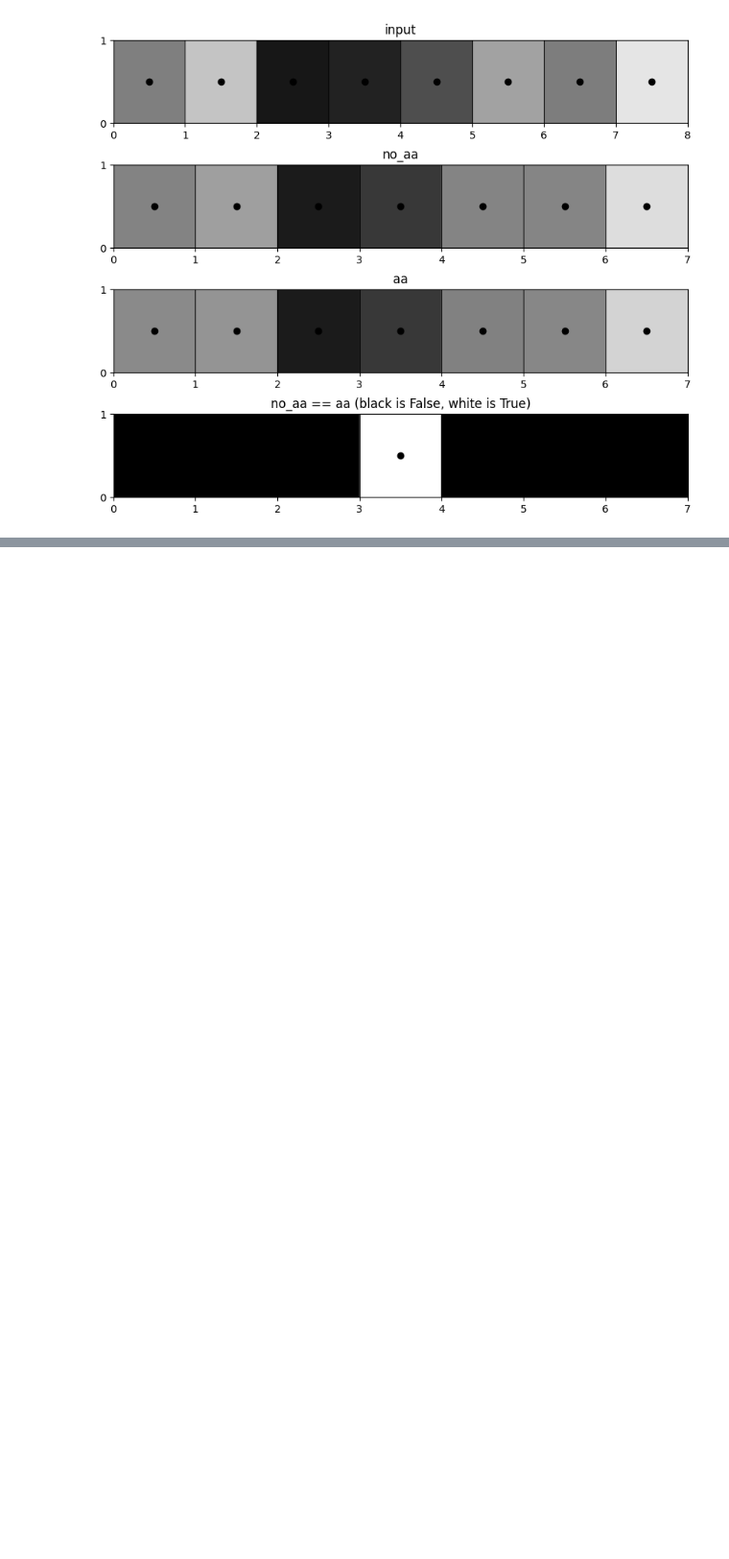
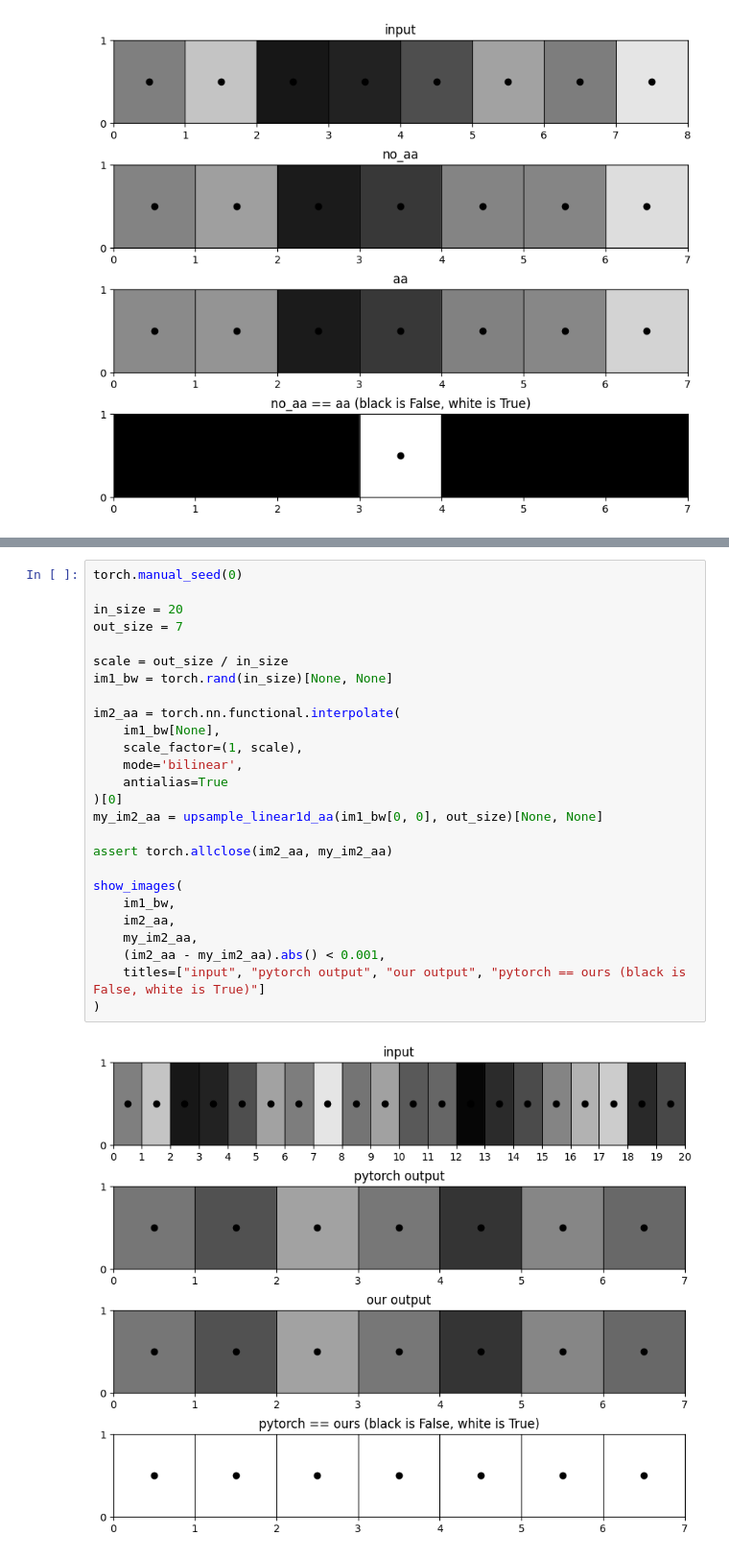
Before and after one commit to kurtamohler/notes, a Jupyter notebook: pytorch/interpolate.ipynb, the cells around one changed output, grey strips where cells are left out. Shown at 96% size. Drawn from its saved outputs; the diff is of its cells as text; blank space fills up the shorter version.

Commit message:
Update `torch.interpolate` notes

```diff
--- a/pytorch/interpolate.ipynb
+++ b/pytorch/interpolate.ipynb
@@ -219,0 +273,28 @@ show_images(
+# %%
+torch.manual_seed(0)
+
+in_size = 20
+out_size = 7
+
+scale = out_size / in_size
+im1_bw = torch.rand(in_size)[None, None]
+
+im2_aa = torch.nn.functional.interpolate(
+    im1_bw[None],
+    scale_factor=(1, scale),
+    mode='bilinear',
+    antialias=True
+)[0]
+my_im2_aa = upsample_linear1d_aa(im1_bw[0, 0], out_size)[None, None]
+
+assert torch.allclose(im2_aa, my_im2_aa)
+
+show_images(
+    im1_bw,
+    im2_aa,
+    my_im2_aa,
+    (im2_aa - my_im2_aa).abs() < 0.001,
+    titles=["input", "pytorch output", "our output", "pytorch == ours (black is False, white is True)"]
+)
+# %% [output]
+[figure, added]
```
Also changed, not shown: parts of 10 cells of this notebook.
